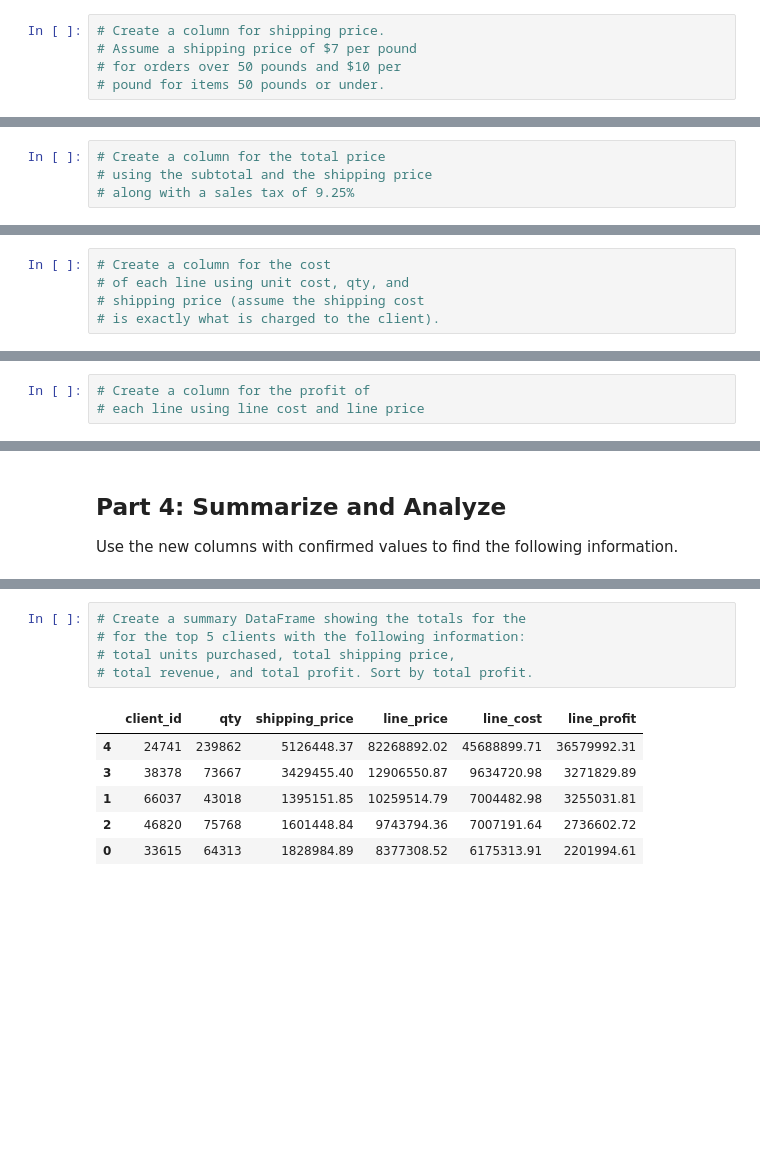
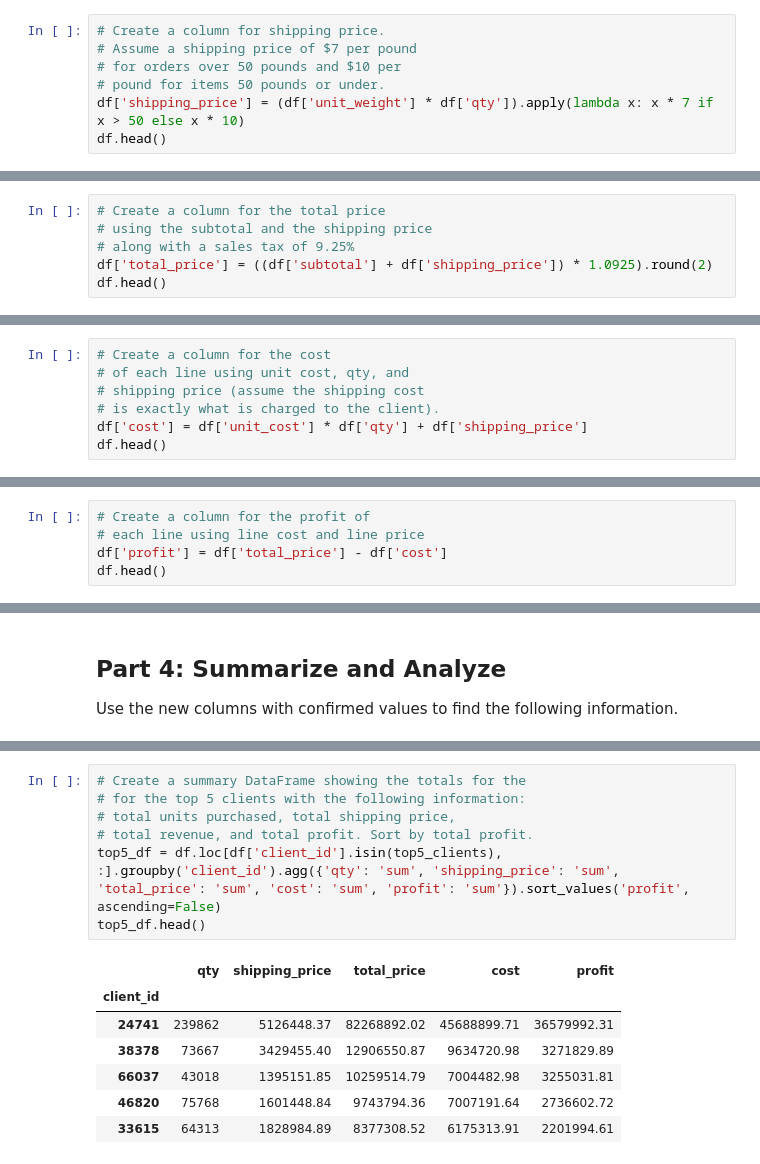
Before and after one commit to TGurke13/pandas-challenge-1, a Jupyter notebook: module_4_challenge.ipynb, the cells around one changed output, grey strips where cells are left out. Drawn from its saved outputs; the diff is of its cells as text; blank space fills up the shorter version.

```diff
--- a/module_4_challenge.ipynb
+++ b/module_4_challenge.ipynb
@@ -86,4 +108,6 @@ Do we know that this client spent the more money than client 66037? If not, how
 # Assume a shipping price of $7 per pound
 # for orders over 50 pounds and $10 per
 # pound for items 50 pounds or under.
+df['shipping_price'] = (df['unit_weight'] * df['qty']).apply(lambda x: x * 7 if x > 50 else x * 10)
+df.head()
 # %% [output]
@@ -95,4 +121,6 @@ Do we know that this client spent the more money than client 66037? If not, how
 # Create a column for the total price
 # using the subtotal and the shipping price
 # along with a sales tax of 9.25%
+df['total_price'] = ((df['subtotal'] + df['shipping_price']) * 1.0925).round(2)
+df.head()
 # %% [output]
@@ -105,6 +136,8 @@ Do we know that this client spent the more money than client 66037? If not, how
 # of each line using unit cost, qty, and
 # shipping price (assume the shipping cost
 # is exactly what is charged to the client).
+df['cost'] = df['unit_cost'] * df['qty'] + df['shipping_price']
+df.head()
 # %% [output]
 |  | first | last | job | phone | email | client_id | order_id | order_date | order_week | order_year | ... |
 | 0 | Donald | Harding | Immunologist | 793-904-7725x39308 | harding.donald.7185@sullivan.com | 58515 | 8953482 | 2023-04-28 | 17 | 2023 | ... |
@@ -114,6 +149,8 @@ Do we know that this client spent the more money than client 66037? If not, how
 # %%
 # Create a column for the profit of
 # each line using line cost and line price
+df['profit'] = df['total_price'] - df['cost']
+df.head()
 # %% [output]
 |  | first | last | job | phone | email | client_id | order_id | order_date | order_week | order_year | ... |
 | 0 | Donald | Harding | Immunologist | 793-904-7725x39308 | harding.donald.7185@sullivan.com | 58515 | 8953482 | 2023-04-28 | 17 | 2023 | ... |
@@ -150,15 +199,18 @@ Use the new columns with confirmed values to find the following information.
 # %%
 # Create a summary DataFrame showing the totals for the
 # for the top 5 clients with the following information:
 # total units purchased, total shipping price,
 # total revenue, and total profit. Sort by total profit.
+top5_df = df.loc[df['client_id'].isin(top5_clients), :].groupby('client_id').agg({'qty': 'sum', 'shipping_price': 'sum', 'total_price': 'sum', 'cost': 'sum', 'profit': 'sum'}).sort_values('profit', ascending=False)
+top5_df.head()
 # %% [output]
-|  | client_id | qty | shipping_price | line_price | line_cost | line_profit |
-| 4 | 24741 | 239862 | 5126448.37 | 82268892.02 | 45688899.71 | 36579992.31 |
-| 3 | 38378 | 73667 | 3429455.40 | 12906550.87 | 9634720.98 | 3271829.89 |
-| 1 | 66037 | 43018 | 1395151.85 | 10259514.79 | 7004482.98 | 3255031.81 |
-| 2 | 46820 | 75768 | 1601448.84 | 9743794.36 | 7007191.64 | 2736602.72 |
-| 0 | 33615 | 64313 | 1828984.89 | 8377308.52 | 6175313.91 | 2201994.61 |
+|  | qty | shipping_price | total_price | cost | profit |
+| client_id |  |  |  |  |  |
+| 24741 | 239862 | 5126448.37 | 82268892.02 | 45688899.71 | 36579992.31 |
+| 38378 | 73667 | 3429455.40 | 12906550.87 | 9634720.98 | 3271829.89 |
+| 66037 | 43018 | 1395151.85 | 10259514.79 | 7004482.98 | 3255031.81 |
+| 46820 | 75768 | 1601448.84 | 9743794.36 | 7007191.64 | 2736602.72 |
+| 33615 | 64313 | 1828984.89 | 8377308.52 | 6175313.91 | 2201994.61 |
 # %%
 # Format the data and rename the columns
 # to names suitable for presentation.
```
Also changed, not shown: parts of 16 cells of this notebook.
